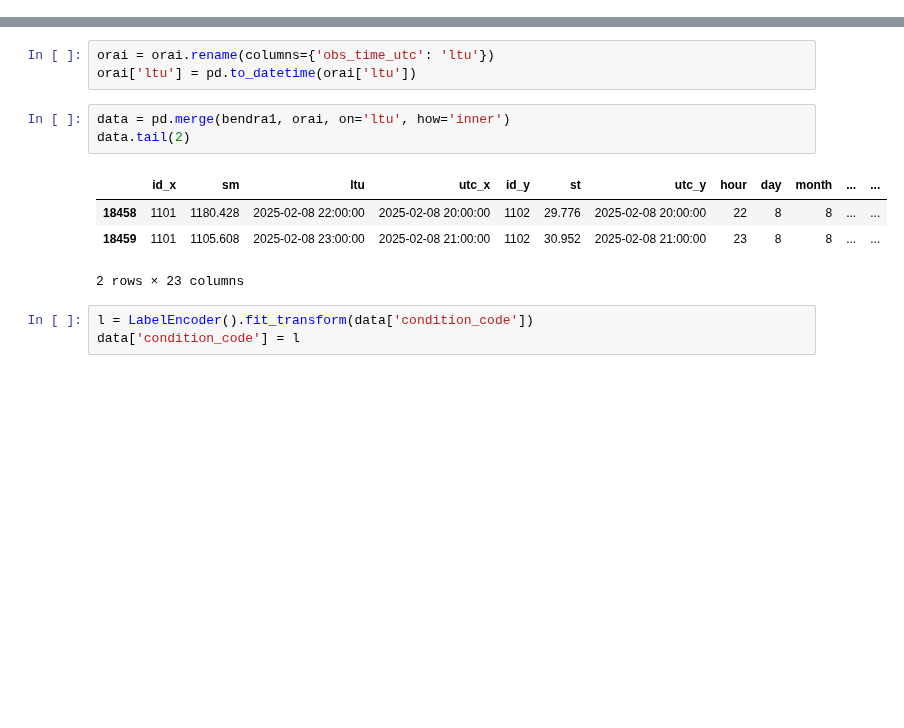
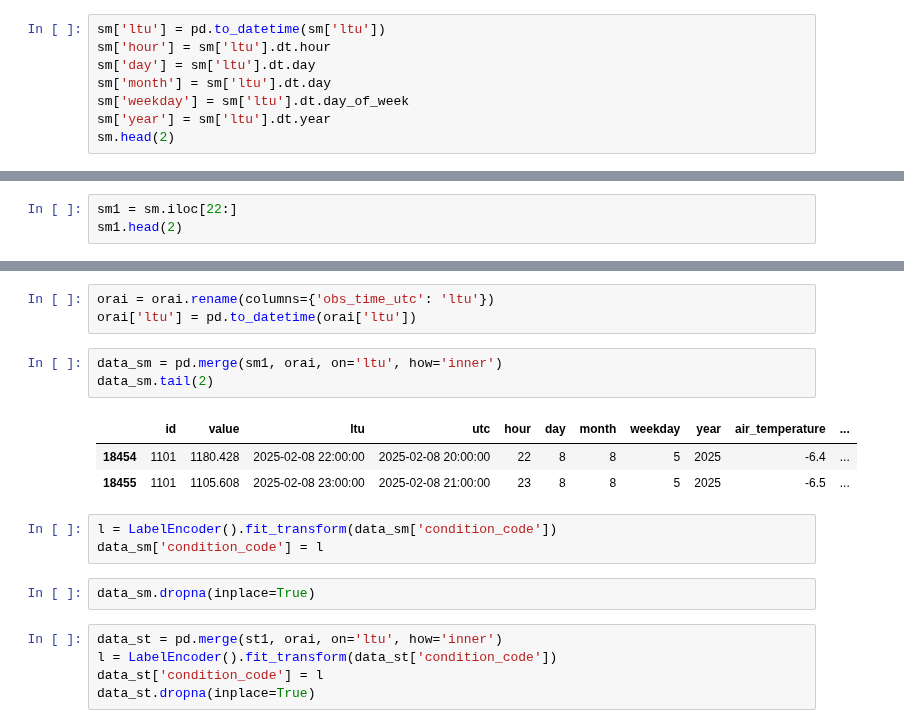
Before and after one commit to ISeeBugsEverywhere/DataScienceNotebooks, a Jupyter notebook: Studentai/Lukas/2025-02-10Paskaita.ipynb, the cells around one changed output, grey strips where cells are left out. Drawn from its saved outputs; the diff is of its cells as text; blank space fills up the shorter version.

```diff
--- a/Studentai/Lukas/2025-02-10Paskaita.ipynb
+++ b/Studentai/Lukas/2025-02-10Paskaita.ipynb
@@ -294,0 +273,8 @@ bendra1.tail(2)
+# %%
+sm['ltu'] = pd.to_datetime(sm['ltu'])
+sm['hour'] = sm['ltu'].dt.hour
+sm['day'] = sm['ltu'].dt.day
+sm['month'] = sm['ltu'].dt.day
+sm['weekday'] = sm['ltu'].dt.day_of_week
+sm['year'] = sm['ltu'].dt.year
+sm.head(2)
@@ -294,0 +285,3 @@ bendra1.tail(2)
+# %%
+sm1 = sm.iloc[22:]
+sm1.head(2)
@@ -313,13 +329,19 @@ orai.tail(2)
 orai = orai.rename(columns={'obs_time_utc': 'ltu'})
 orai['ltu'] = pd.to_datetime(orai['ltu'])
 # %%
-data = pd.merge(bendra1, orai, on='ltu', how='inner')
-data.tail(2)
+data_sm = pd.merge(sm1, orai, on='ltu', how='inner')
+data_sm.tail(2)
 # %% [output]
-|  | id_x | sm | ltu | utc_x | id_y | st | utc_y | hour | day | month | ... | ... |
-| 18458 | 1101 | 1180.428 | 2025-02-08 22:00:00 | 2025-02-08 20:00:00 | 1102 | 29.776 | 2025-02-08 20:00:00 | 22 | 8 | 8 | ... | ... |
-| 18459 | 1101 | 1105.608 | 2025-02-08 23:00:00 | 2025-02-08 21:00:00 | 1102 | 30.952 | 2025-02-08 21:00:00 | 23 | 8 | 8 | ... | ... |
+|  | id | value | ltu | utc | hour | day | month | weekday | year | air_temperature | ... |
+| 18454 | 1101 | 1180.428 | 2025-02-08 22:00:00 | 2025-02-08 20:00:00 | 22 | 8 | 8 | 5 | 2025 | -6.4 | ... |
+| 18455 | 1101 | 1105.608 | 2025-02-08 23:00:00 | 2025-02-08 21:00:00 | 23 | 8 | 8 | 5 | 2025 | -6.5 | ... |
-2 rows × 23 columns
 # %%
-l = LabelEncoder().fit_transform(data['condition_code'])
-data['condition_code'] = l
+l = LabelEncoder().fit_transform(data_sm['condition_code'])
+data_sm['condition_code'] = l
+# %%
+data_sm.dropna(inplace=True)
+# %%
+data_st = pd.merge(st1, orai, on='ltu', how='inner')
+l = LabelEncoder().fit_transform(data_st['condition_code'])
+data_st['condition_code'] = l
+data_st.dropna(inplace=True)
```
Also changed, not shown: parts of 28 cells of this notebook.
